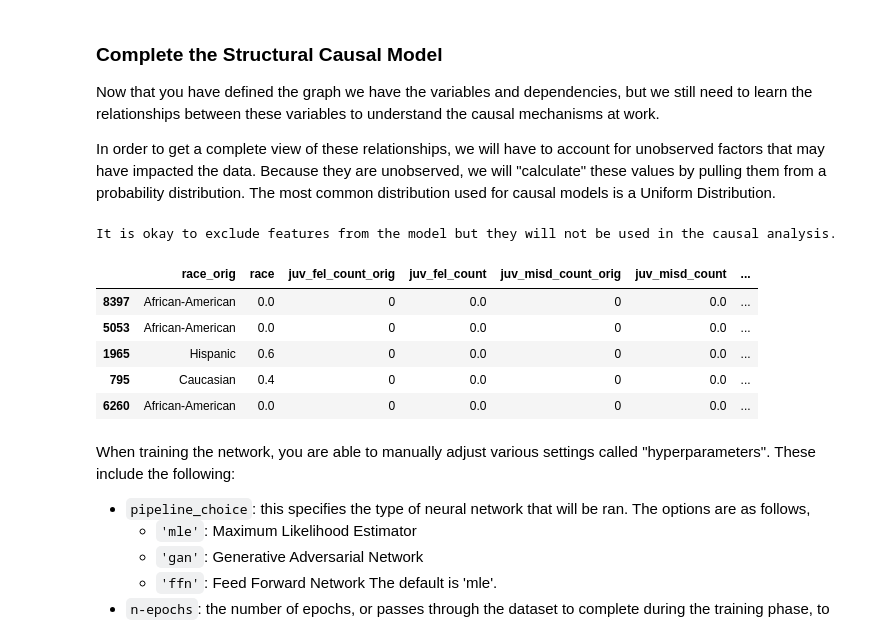
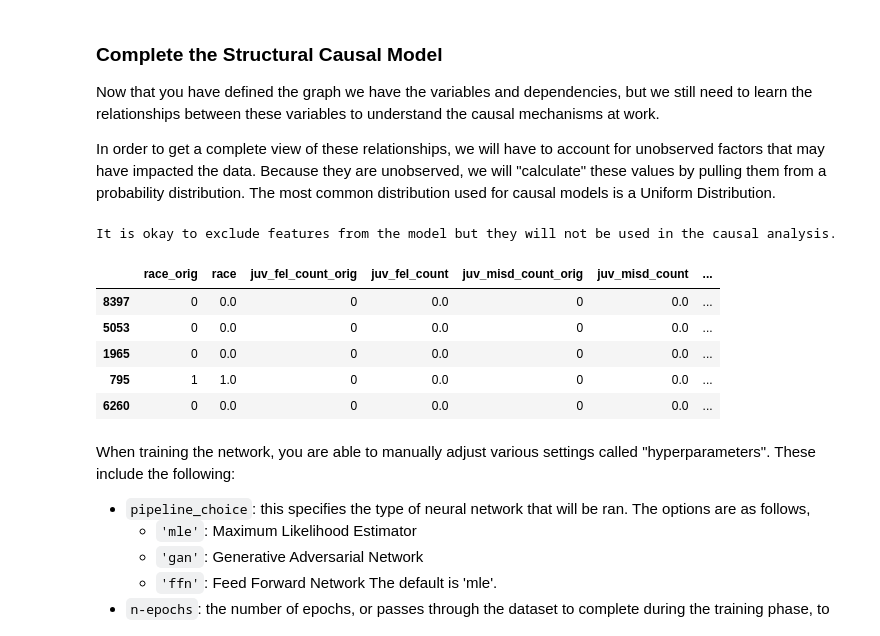
Before and after one commit to hhaller0826/ci2-fairness-ncm, a Jupyter notebook: IntroFairnessNCM.ipynb, the cells around one changed output. Drawn from its saved outputs; the diff is of its cells as text; code cells hidden in the pictures.

```diff
--- a/IntroFairnessNCM.ipynb
+++ b/IntroFairnessNCM.ipynb
@@ -125,32 +130,33 @@ In order to get a complete view of these relationships, we will have to account
 # %%
 # Load the CSV file with your data:
 df = pd.read_csv('data/compas-scores.csv')
+df['race'] = df['race'].apply(lambda x: int(x=='Caucasian'))
 # Which features in your data are categorical?
 categorical = ['race', 'age_cat', 'r_charge_degree', 'sex', 'score_text', 'is_recid']
 discrete = ['juv_fel_count', 'juv_misd_count', 'juv_other_count', 'priors_count']
 
 # Now define which columns of your data correspond to each node in your graph:
 assignments = {
     'A': ['race'],
     'B': ['juv_fel_count', 'juv_misd_count', 'juv_other_count'],
     'C': ['age'],
     'D': ['priors_count'],
     'E': ['r_charge_degree'],
     'F': ['sex'],
     'G': ['is_recid']
 }
 
 # Process data & assignments
-my_data = process_data_assignments(df, assignments, my_graph, categorical)
+my_data = process_data_assignments(df, assignments, my_graph, categorical, discrete)
 my_data.print_df(show_orig=True)
 # %% [output]
 It is okay to exclude features from the model but they will not be used in the causal analysis.
 |  | race_orig | race | juv_fel_count_orig | juv_fel_count | juv_misd_count_orig | juv_misd_count | ... |
-| 8397 | African-American | 0.0 | 0 | 0.0 | 0 | 0.0 | ... |
-| 5053 | African-American | 0.0 | 0 | 0.0 | 0 | 0.0 | ... |
-| 1965 | Hispanic | 0.6 | 0 | 0.0 | 0 | 0.0 | ... |
-| 795 | Caucasian | 0.4 | 0 | 0.0 | 0 | 0.0 | ... |
-| 6260 | African-American | 0.0 | 0 | 0.0 | 0 | 0.0 | ... |
+| 8397 | 0 | 0.0 | 0 | 0.0 | 0 | 0.0 | ... |
+| 5053 | 0 | 0.0 | 0 | 0.0 | 0 | 0.0 | ... |
+| 1965 | 0 | 0.0 | 0 | 0.0 | 0 | 0.0 | ... |
+| 795 | 1 | 1.0 | 0 | 0.0 | 0 | 0.0 | ... |
+| 6260 | 0 | 0.0 | 0 | 0.0 | 0 | 0.0 | ... |
 # %% [markdown]
 When training the network, you are able to manually adjust various settings called "hyperparameters". These include the following:
 * `pipeline_choice`: this specifies the type of neural network that will be ran. The options are as follows,
```
Also changed, not shown: parts of 10 cells of this notebook, 9 other files.
